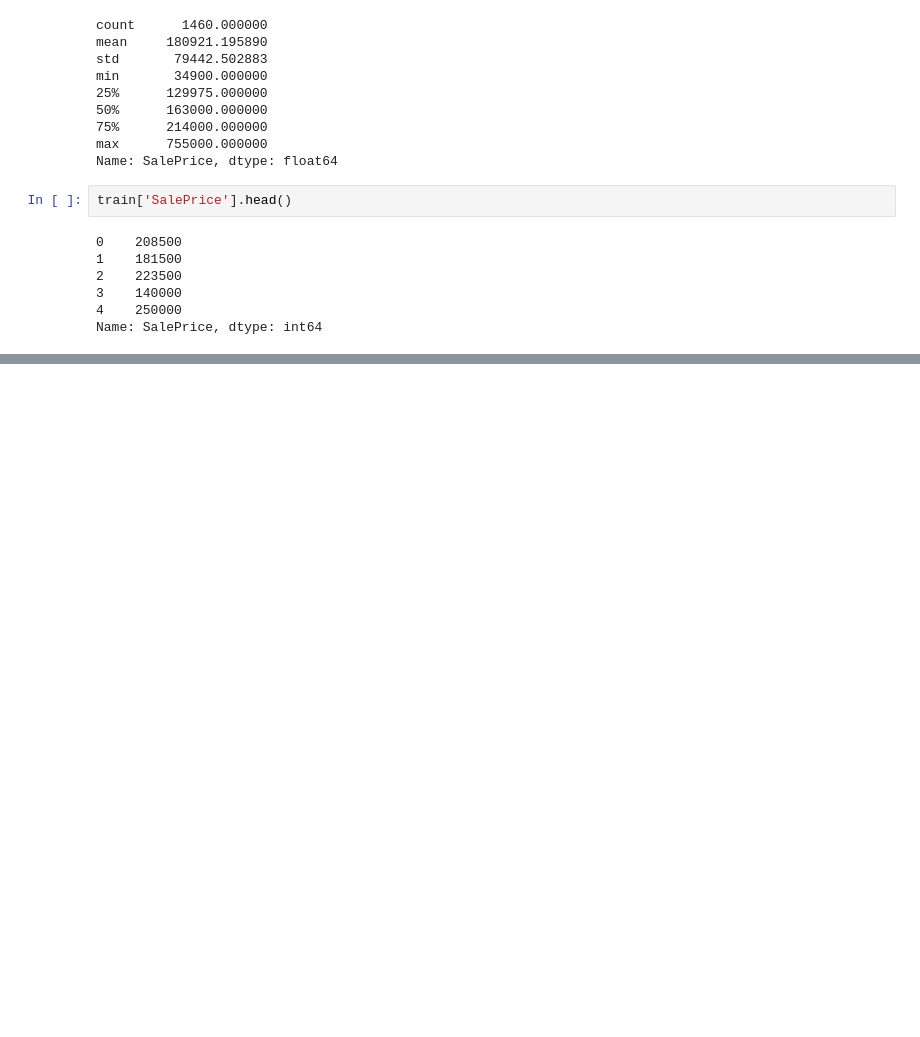
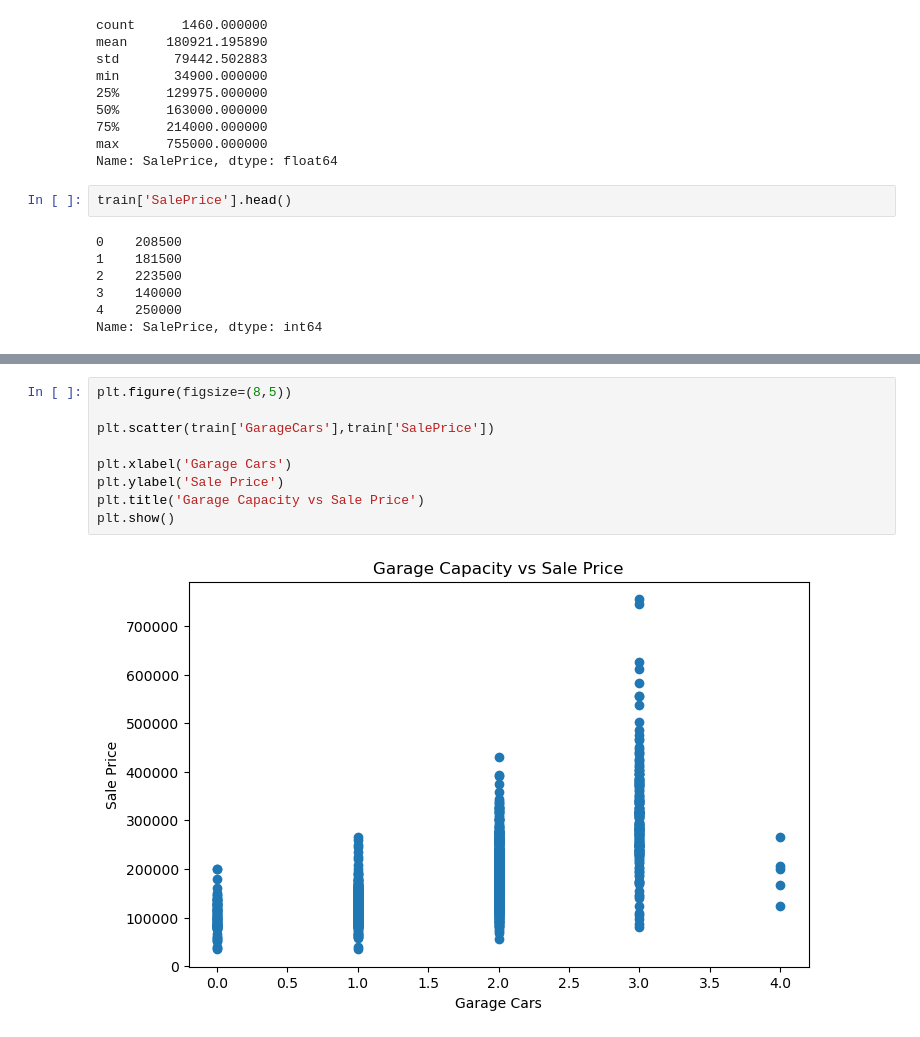
Before and after one commit to pawarsakshi6080-cloud/house-price-prediction-, a Jupyter notebook: notebook/house_price_prediction.ipynb, the cells around one changed output, grey strips where cells are left out. Saved outputs shown, nothing was run; the diff lists cells and outputs as text; blank space fills up the shorter version.

```diff
--- a/notebook/house_price_prediction.ipynb
+++ b/notebook/house_price_prediction.ipynb
@@ -119,0 +199,11 @@ Name: SalePrice, dtype: int64
+# %%
+plt.figure(figsize=(8,5))
+
+plt.scatter(train['GarageCars'],train['SalePrice'])
+
+plt.xlabel('Garage Cars')
+plt.ylabel('Sale Price')
+plt.title('Garage Capacity vs Sale Price')
+plt.show()
+# %% [output]
+[figure, added]
```
Also changed, not shown: parts of 6 cells of this notebook.
